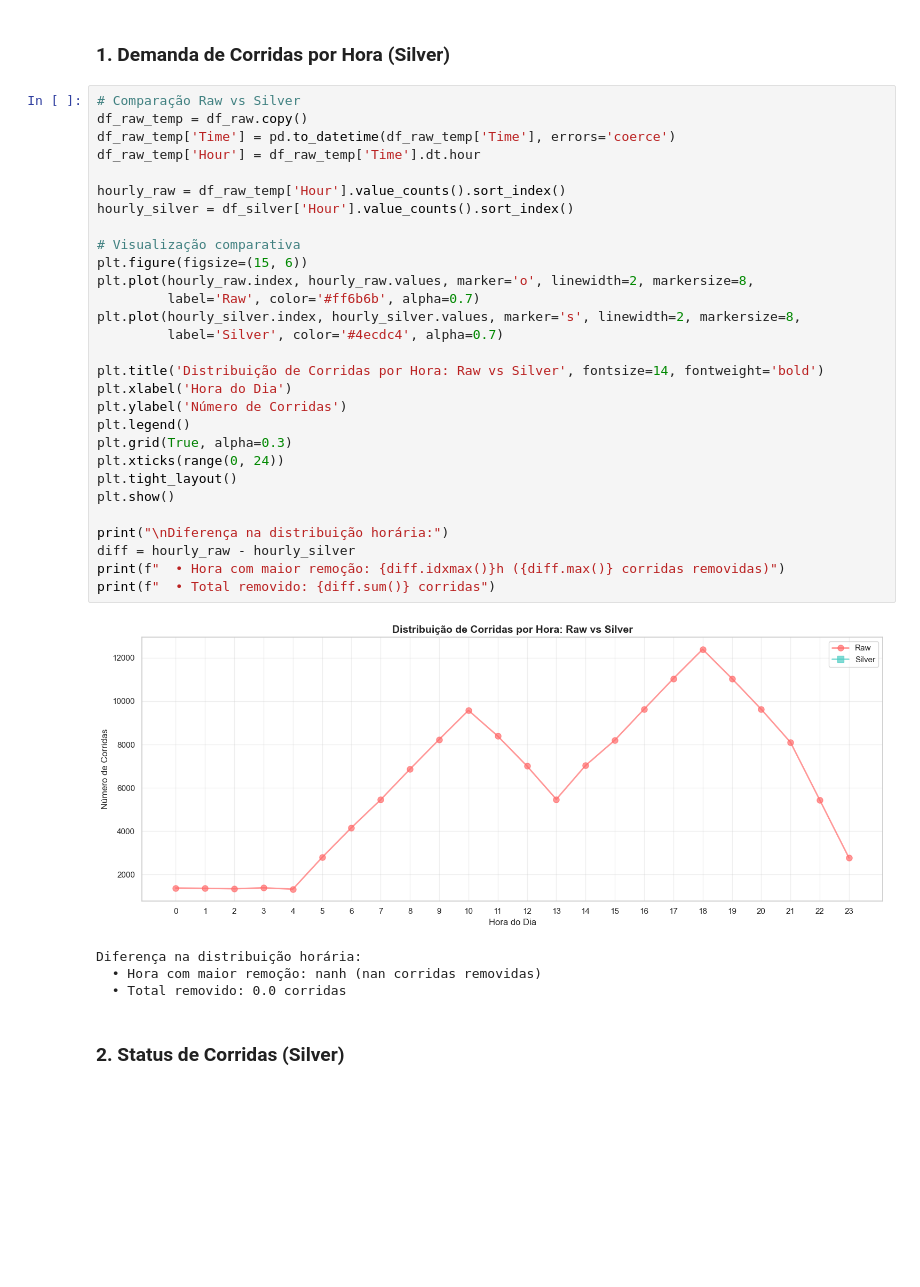
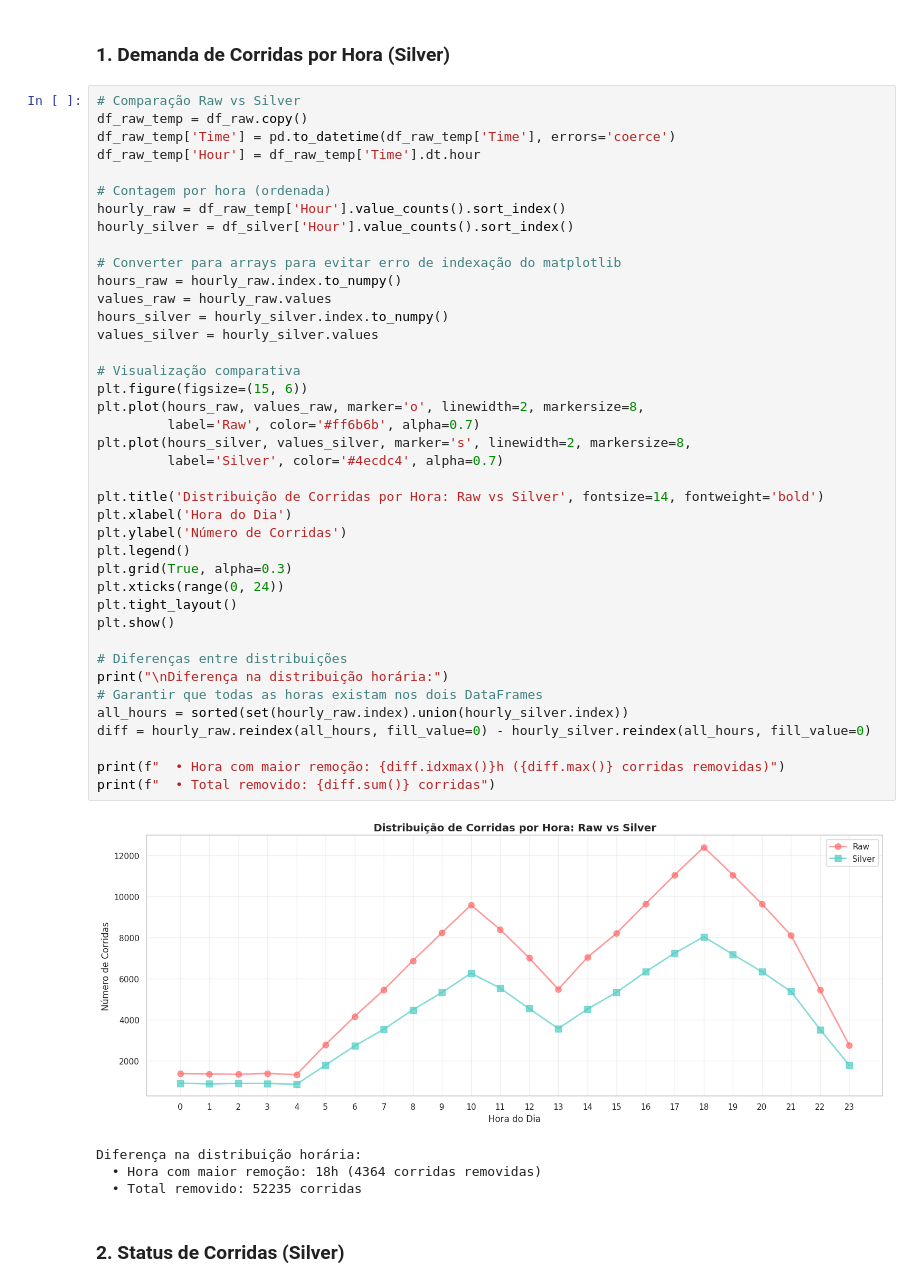
Before and after one commit to DaniloCTM/uber-analytics, a Jupyter notebook: Data Layer/silver/analytics.ipynb, the cells around one changed output. Drawn from its saved outputs; the diff is of its cells as text; blank space fills up the shorter version.

Commit message:
fix: analytics silver

```diff
--- a/Data Layer/silver/analytics.ipynb
+++ b/Data Layer/silver/analytics.ipynb
@@ -346,37 +401,48 @@ Percentual de conclusão: 91.18%
 # %%
 # Comparação Raw vs Silver
 df_raw_temp = df_raw.copy()
 df_raw_temp['Time'] = pd.to_datetime(df_raw_temp['Time'], errors='coerce')
 df_raw_temp['Hour'] = df_raw_temp['Time'].dt.hour
 
+# Contagem por hora (ordenada)
 hourly_raw = df_raw_temp['Hour'].value_counts().sort_index()
 hourly_silver = df_silver['Hour'].value_counts().sort_index()
 
+# Converter para arrays para evitar erro de indexação do matplotlib
+hours_raw = hourly_raw.index.to_numpy()
+values_raw = hourly_raw.values
+hours_silver = hourly_silver.index.to_numpy()
+values_silver = hourly_silver.values
+
 # Visualização comparativa
 plt.figure(figsize=(15, 6))
-plt.plot(hourly_raw.index, hourly_raw.values, marker='o', linewidth=2, markersize=8,
+plt.plot(hours_raw, values_raw, marker='o', linewidth=2, markersize=8,
          label='Raw', color='#ff6b6b', alpha=0.7)
-plt.plot(hourly_silver.index, hourly_silver.values, marker='s', linewidth=2, markersize=8,
+plt.plot(hours_silver, values_silver, marker='s', linewidth=2, markersize=8,
          label='Silver', color='#4ecdc4', alpha=0.7)
 
 plt.title('Distribuição de Corridas por Hora: Raw vs Silver', fontsize=14, fontweight='bold')
 plt.xlabel('Hora do Dia')
 plt.ylabel('Número de Corridas')
 plt.legend()
 plt.grid(True, alpha=0.3)
 plt.xticks(range(0, 24))
 plt.tight_layout()
 plt.show()
 
+# Diferenças entre distribuições
 print("\nDiferença na distribuição horária:")
-diff = hourly_raw - hourly_silver
+# Garantir que todas as horas existam nos dois DataFrames
+all_hours = sorted(set(hourly_raw.index).union(hourly_silver.index))
+diff = hourly_raw.reindex(all_hours, fill_value=0) - hourly_silver.reindex(all_hours, fill_value=0)
+
 print(f"  • Hora com maior remoção: {diff.idxmax()}h ({diff.max()} corridas removidas)")
 print(f"  • Total removido: {diff.sum()} corridas")
 # %% [output]
-[figure, old version]
+[figure, new version]
 Diferença na distribuição horária:
-  • Hora com maior remoção: nanh (nan corridas removidas)
-  • Total removido: 0.0 corridas
+  • Hora com maior remoção: 18h (4364 corridas removidas)
+  • Total removido: 52235 corridas
 # %% [markdown]
 ### 2. Status de Corridas (Silver)
 # %%
```
Also changed, not shown: parts of 12 cells of this notebook.
